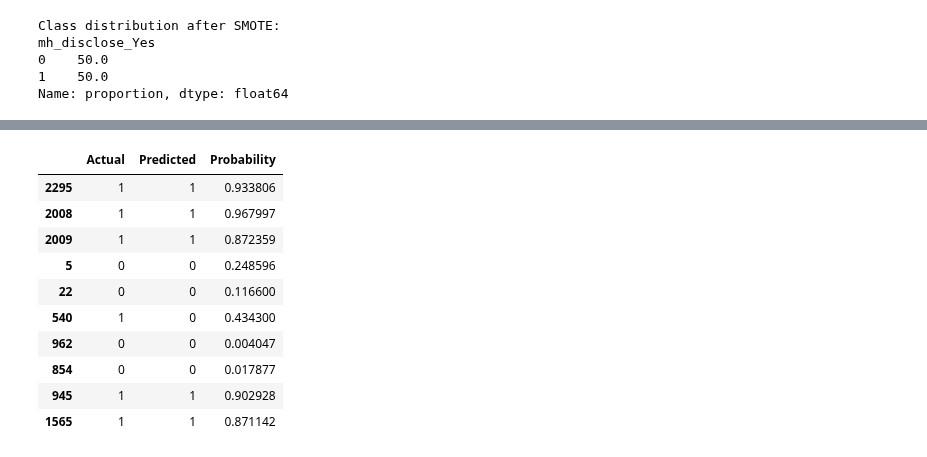
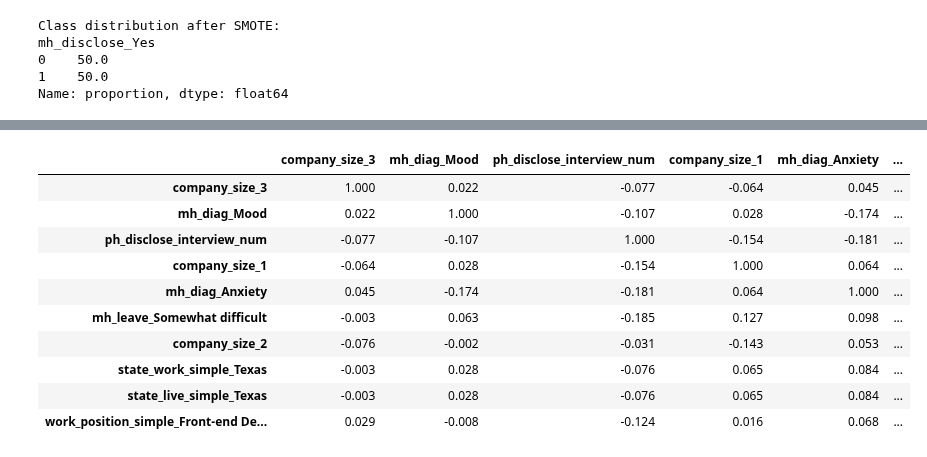
Before and after one commit to folasiredayo/Mental-Health-in-Tech-Modelling, a Jupyter notebook: lr-mental-health-modelling-data-cleaning-2016.ipynb, the cells around one changed output, grey strips where cells are left out. Cells and saved outputs as stored; diff of their text form; code cells hidden in the pictures.

```diff
--- a/lr-mental-health-modelling-data-cleaning-2016.ipynb
+++ b/lr-mental-health-modelling-data-cleaning-2016.ipynb
@@ -1791,28 +1674,0 @@ top_10_features[['Feature', 'Coefficient', 'Importance']]
-# %%
-# Predict class labels (0/1)
-Y_pred = best_logreg.predict(X_val)  # or any new X data
-
-# Predict probabilities for the positive class
-Y_proba = best_logreg.predict_proba(X_val)[:, 1]
-
-# Create DataFrame with actual, predicted, and probability
-pred_df = pd.DataFrame({
-    'Actual': Y_val,
-    'Predicted': Y_pred,
-    'Probability': Y_proba
-})
-
-# Display predictions
-pred_df.head(10)
-# %% [output]
-|  | Actual | Predicted | Probability |
-| 2295 | 1 | 1 | 0.933806 |
-| 2008 | 1 | 1 | 0.967997 |
-| 2009 | 1 | 1 | 0.872359 |
-| 5 | 0 | 0 | 0.248596 |
-| 22 | 0 | 0 | 0.116600 |
-| 540 | 1 | 0 | 0.434300 |
-| 962 | 0 | 0 | 0.004047 |
-| 854 | 0 | 0 | 0.017877 |
-| 945 | 1 | 1 | 0.902928 |
-| 1565 | 1 | 1 | 0.871142 |
@@ -1822,0 +1675,37 @@ pred_df.head(10)
+# %%
+import pandas as pd
+
+# ---------------------------
+# Top 10 features (from importance ranking)
+# ---------------------------
+top_features = feature_importance['Feature'].head(10).tolist()
+
+# ---------------------------
+# Subset data
+# ---------------------------
+corr_data = X_train[top_features]
+
+# ---------------------------
+# Correlation matrix
+# ---------------------------
+corr_matrix = corr_data.corr()
+
+# ---------------------------
+# Convert to table format
+# ---------------------------
+corr_table = corr_matrix.round(3)
+
+# Display
+corr_table
+# %% [output]
+|  | company_size_3 | mh_diag_Mood | ph_disclose_interview_num | company_size_1 | mh_diag_Anxiety | ... |
+| company_size_3 | 1.000 | 0.022 | -0.077 | -0.064 | 0.045 | ... |
+| mh_diag_Mood | 0.022 | 1.000 | -0.107 | 0.028 | -0.174 | ... |
+| ph_disclose_interview_num | -0.077 | -0.107 | 1.000 | -0.154 | -0.181 | ... |
+| company_size_1 | -0.064 | 0.028 | -0.154 | 1.000 | 0.064 | ... |
+| mh_diag_Anxiety | 0.045 | -0.174 | -0.181 | 0.064 | 1.000 | ... |
+| mh_leave_Somewhat difficult | -0.003 | 0.063 | -0.185 | 0.127 | 0.098 | ... |
+| company_size_2 | -0.076 | -0.002 | -0.031 | -0.143 | 0.053 | ... |
+| state_work_simple_Texas | -0.003 | 0.028 | -0.076 | 0.065 | 0.084 | ... |
+| state_live_simple_Texas | -0.003 | 0.028 | -0.076 | 0.065 | 0.084 | ... |
+| work_position_simple_Front-end De... | 0.029 | -0.008 | -0.124 | 0.016 | 0.068 | ... |
```
Also changed, not shown: parts of 21 cells of this notebook.
